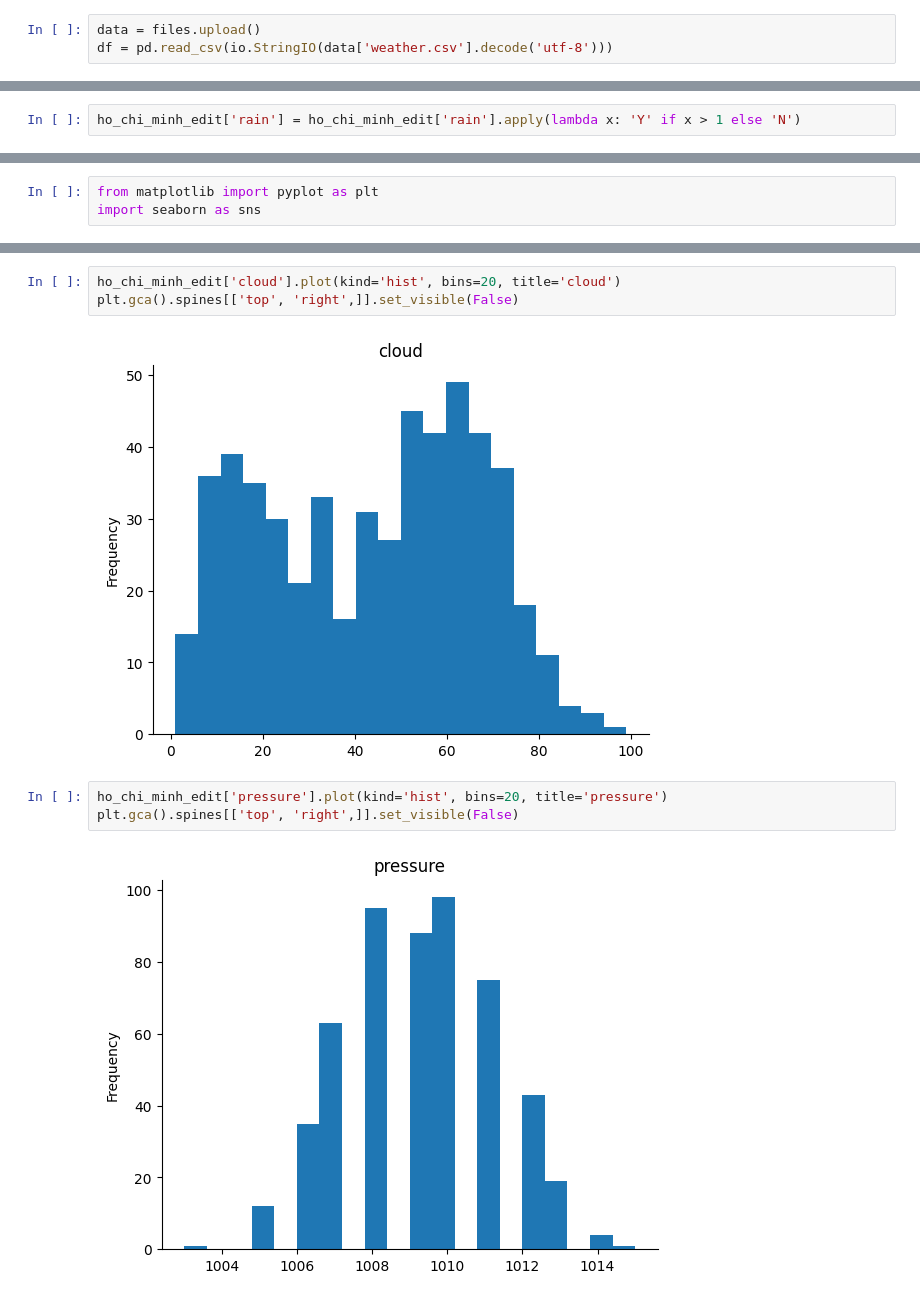
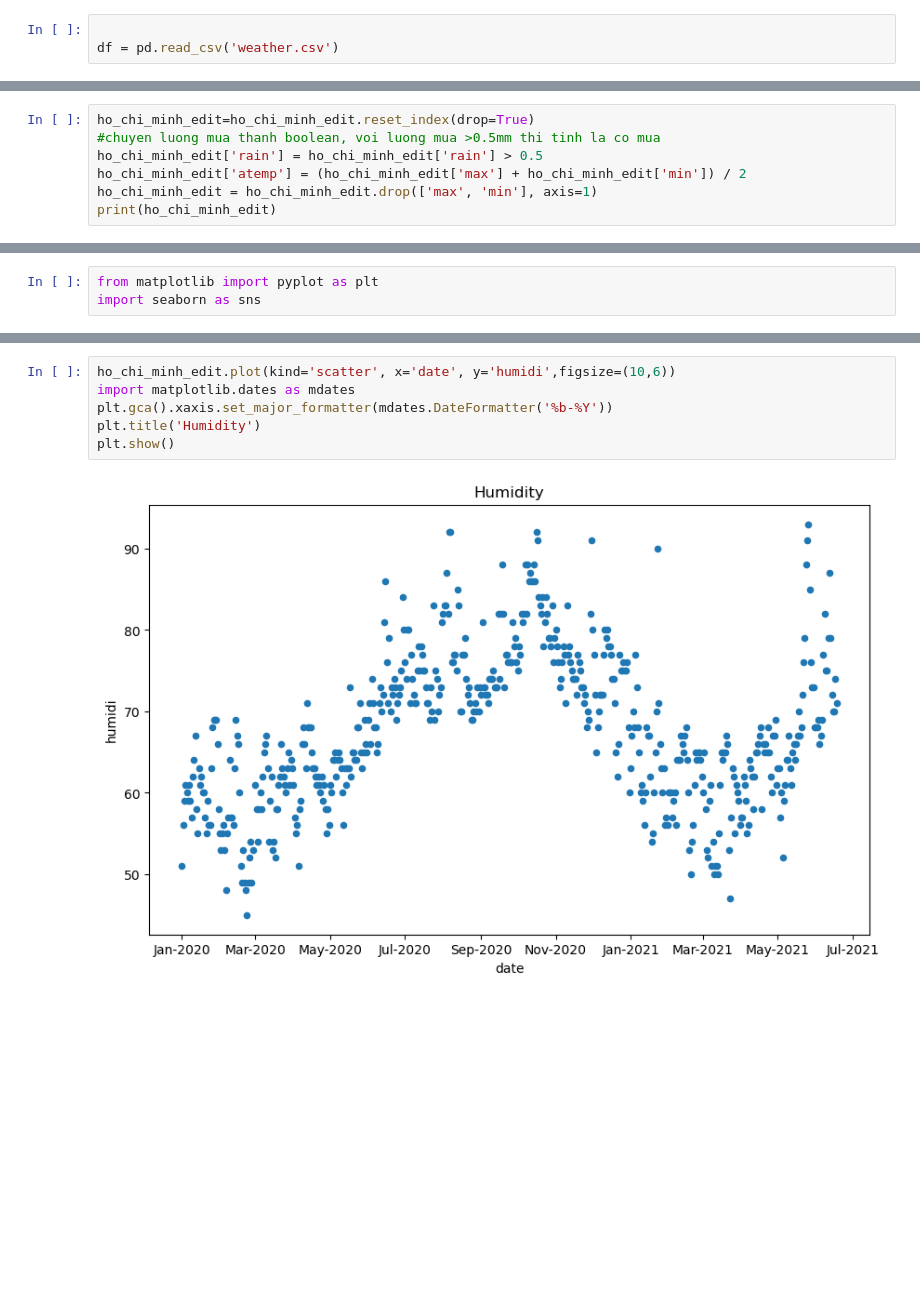
Before and after one commit to Me3paw/TTNT, a Jupyter notebook: bai_tap_lon2_TTNT (2).ipynb, the cells around one changed output, grey strips where cells are left out. Drawn from its saved outputs; the diff is of its cells as text; blank space fills up the shorter version.

```diff
--- a/bai_tap_lon2_TTNT (2).ipynb
+++ b/bai_tap_lon2_TTNT (2).ipynb
@@ -5,4 +4,4 @@ from google.colab import files
 import io
 # %%
-data = files.upload()
-df = pd.read_csv(io.StringIO(data['weather.csv'].decode('utf-8')))
+
+df = pd.read_csv('weather.csv')
@@ -99,2 +74,0 @@ ho_chi_minh_edit
-# %%
-ho_chi_minh_edit['rain'] = ho_chi_minh_edit['rain'].apply(lambda x: 'Y' if x > 1 else 'N')
@@ -116,0 +75,7 @@ ho_chi_minh_edit
+# %%
+ho_chi_minh_edit=ho_chi_minh_edit.reset_index(drop=True)
+#chuyen luong mua thanh boolean, voi luong mua >0.5mm thi tinh la co mua
+ho_chi_minh_edit['rain'] = ho_chi_minh_edit['rain'] > 0.5
+ho_chi_minh_edit['atemp'] = (ho_chi_minh_edit['max'] + ho_chi_minh_edit['min']) / 2
+ho_chi_minh_edit = ho_chi_minh_edit.drop(['max', 'min'], axis=1)
+print(ho_chi_minh_edit)
@@ -145,10 +100,8 @@ plt.gca().spines[['top', 'right',]].set_visible(False)
-# %%
-ho_chi_minh_edit['cloud'].plot(kind='hist', bins=20, title='cloud')
-plt.gca().spines[['top', 'right',]].set_visible(False)
-# %% [output]
-[figure, removed]
-# %%
-ho_chi_minh_edit['pressure'].plot(kind='hist', bins=20, title='pressure')
-plt.gca().spines[['top', 'right',]].set_visible(False)
-# %% [output]
-[figure, removed]
+# %%
+ho_chi_minh_edit.plot(kind='scatter', x='date', y='humidi',figsize=(10,6))
+import matplotlib.dates as mdates
+plt.gca().xaxis.set_major_formatter(mdates.DateFormatter('%b-%Y'))
+plt.title('Humidity')
+plt.show()
+# %% [output]
+[figure, added]
```
Also changed, not shown: parts of 24 cells of this notebook.
